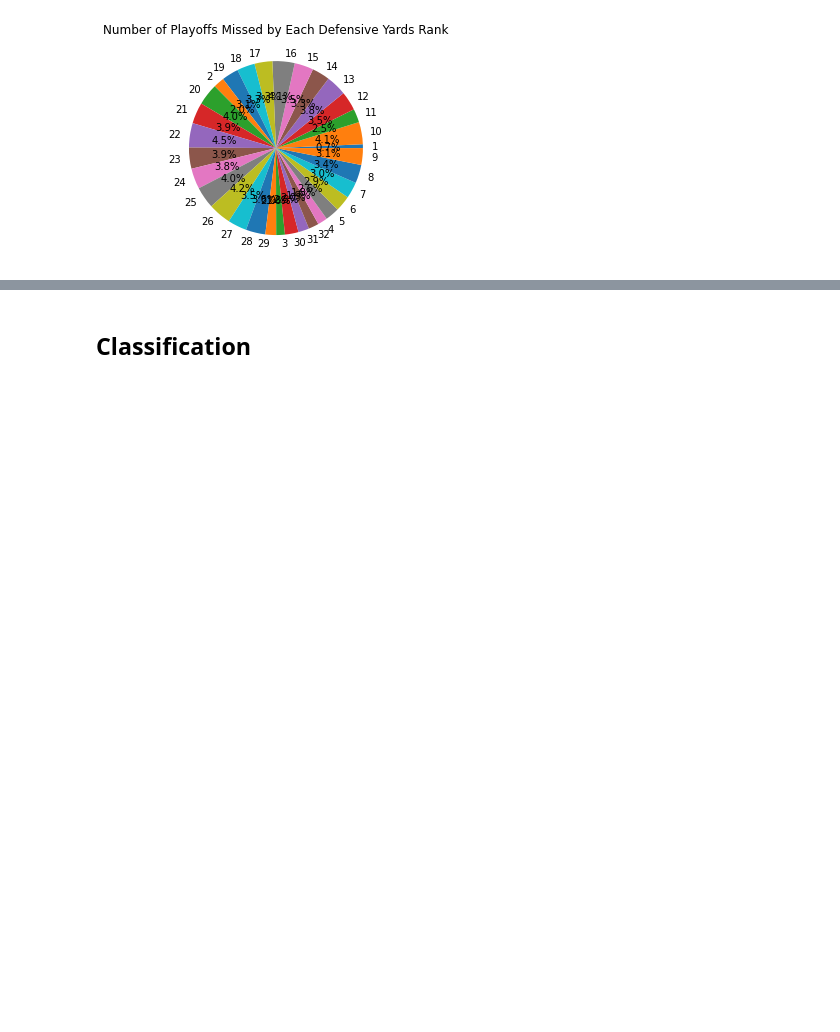
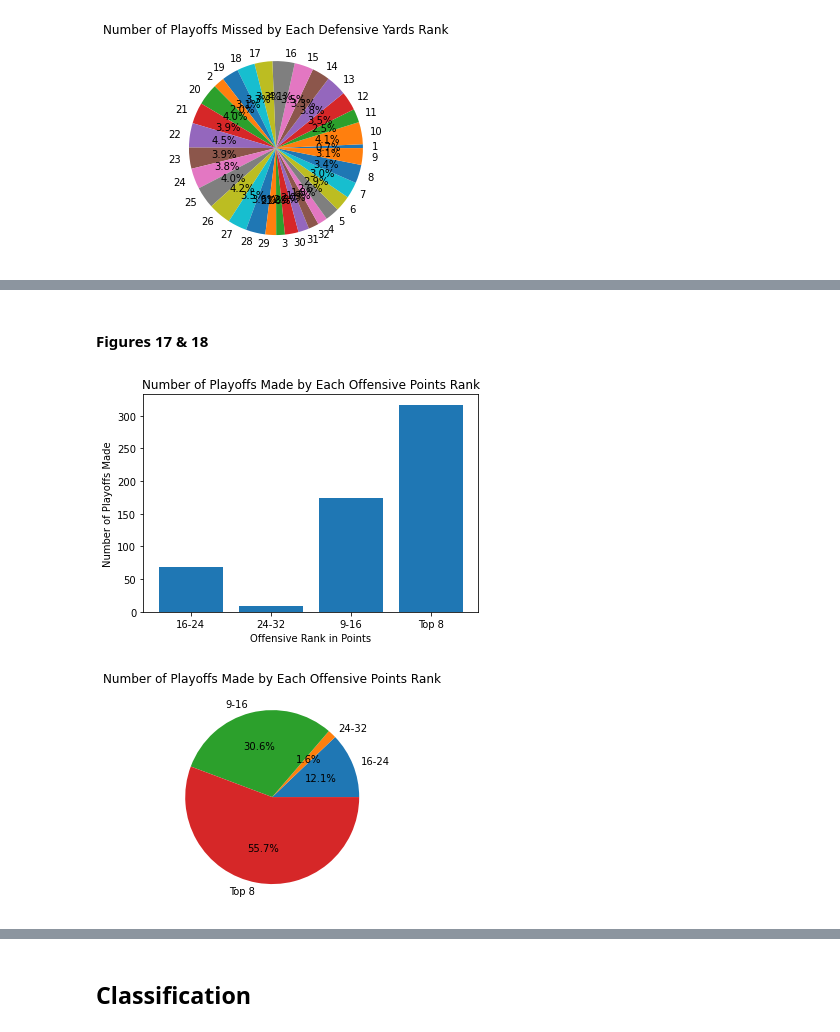
Before and after one commit to Ckim6/CPSC-322-Final-Project, a Jupyter notebook: TechnicalReport.ipynb, the cells around one changed output, grey strips where cells are left out. Cells and saved outputs as stored; diff of their text form; code cells hidden in the pictures; blank space fills up the shorter version.

```diff
--- a/TechnicalReport.ipynb
+++ b/TechnicalReport.ipynb
@@ -395,0 +494,18 @@ df.to_csv('input_data_cleaned.csv', index=False)
+# %% [markdown]
+#### Figures 17 & 18
+# %%
+playoffNum = df.groupby(['OPts', 'Playoffs'])['Playoffs'].count().reset_index(name='count')
+playoffNumMP = playoffNum[playoffNum.Playoffs == 'MP']
+playoffNumMP = playoffNumMP.sort_values(by=['OPts'], ascending=True)
+
+plt.bar(playoffNumMP['OPts'], playoffNumMP['count'])
+plt.title('Number of Playoffs Made by Each Offensive Points Rank')
+plt.xlabel('Offensive Rank in Points')
+plt.ylabel('Number of Playoffs Made')
+plt.show()
+plt.pie(playoffNumMP['count'], labels=playoffNumMP['OPts'], autopct="%1.1f%%")
+plt.title('Number of Playoffs Made by Each Offensive Points Rank')
+plt.show()
+# %% [output]
+[figure, added]
+[figure, added]
```
Also changed, not shown: parts of 38 cells of this notebook.
